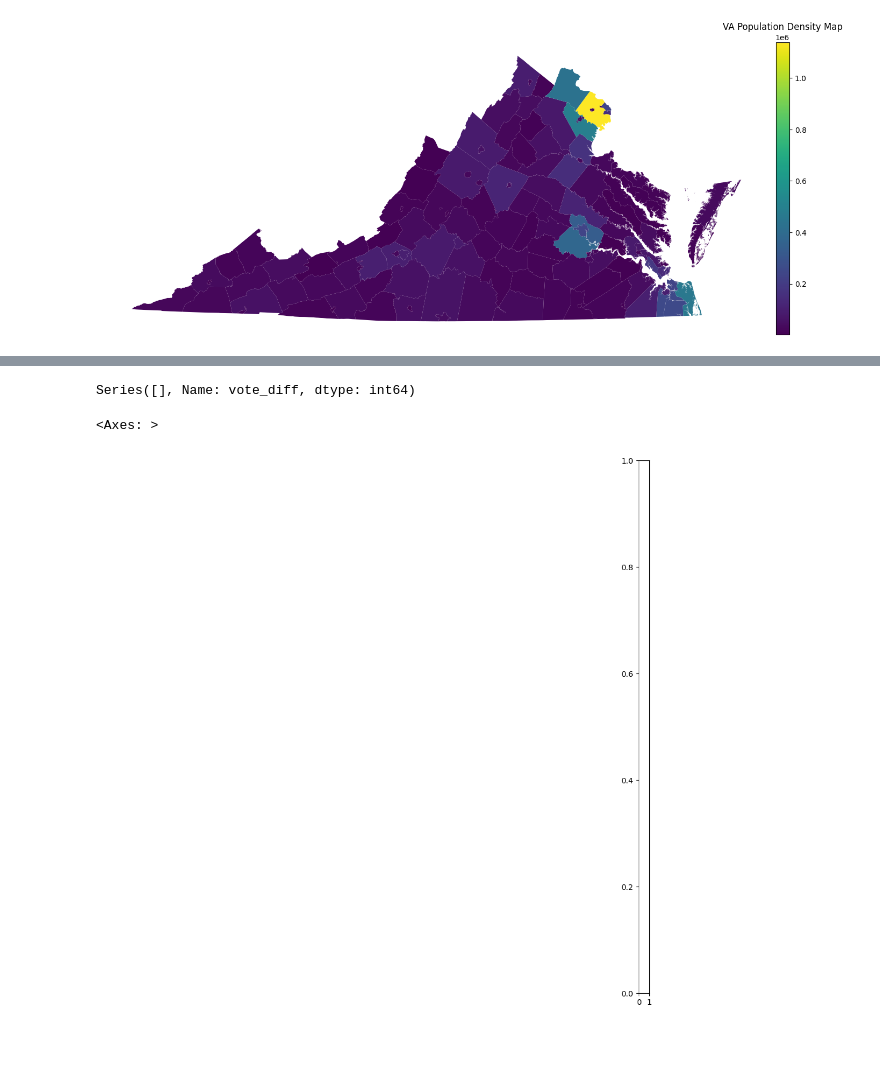
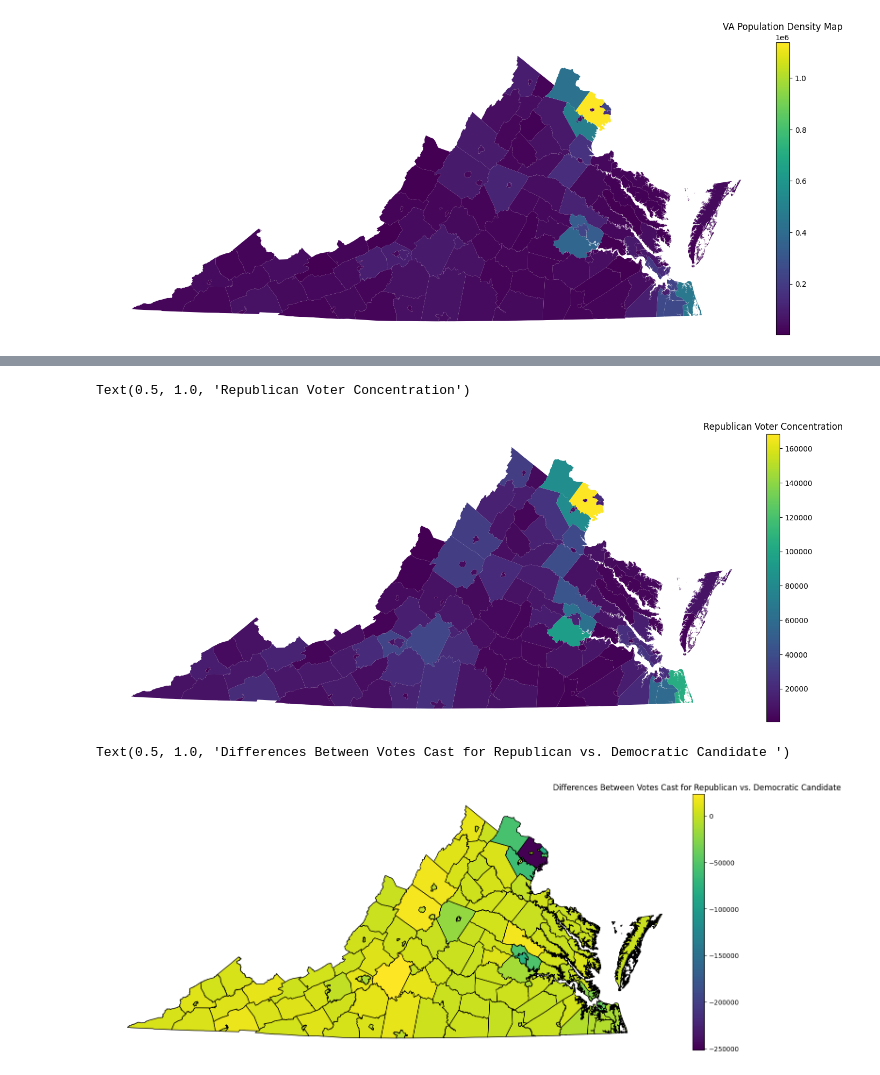
Before and after one commit to kelseymatsik/project_voting, a Jupyter notebook: Visuals_HeatMaps.ipynb, the cells around one changed output, grey strips where cells are left out. Cells and saved outputs as stored; diff of their text form; code cells hidden in the pictures; blank space fills up the shorter version.

```diff
--- a/Visuals_HeatMaps.ipynb
+++ b/Visuals_HeatMaps.ipynb
@@ -51,6 +48,13 @@ cdf.head()
 # %%
+df = pd.read_csv('/content/project_voting/cleaned_voting_VA.csv')
+df.head()
+
 gdf = gpd.read_file('/content/drive/MyDrive/VirginiaCounty_ClippedToShoreline.shx')
 gdf.head()
+
+#adjacencies
+cdf = pd.read_csv('/content/project_voting/cleaned_county_adjacencies.csv')
+cdf.head()
 
 #Merge shapefile data and county adjacency data:
 gdf['FIPS_left'] = pd.to_numeric(gdf['STCOFIPS'])
@@ -82,12 +115,13 @@ mdf.plot(ax=ax,column='Districts',legend=True,cax=cax)
 df20 = df.loc[ df['year']==2020,:] # Only the 2020 data
 
 #Democrat Votes
-Dvotes = df20.loc[(df20['party']=='DEMOCRAT'),:].groupby('countyCode')['candidatevotes'].sum()
-Dvotes = Dvotes.rename('dem_votes_2020')
+Dvotes = df20.loc[(df20['party']=='Democrat'),:].groupby('countyCode')['candidatevotes'].sum()
+Dvotes = Dvotes.rename('dem_votes_2020_xy')
+print(Dvotes)
 mdf = mdf.merge(Dvotes,left_on='FIPS_left',right_on='countyCode')
 
 #Republican Votes
-Rvotes = df20.loc[(df20['party']=='REPUBLICAN'),:].groupby('countyCode')['candidatevotes'].sum()
-Rvotes = Rvotes.rename('rep_votes_2020')
+Rvotes = df20.loc[(df20['party']=='Republican'),:].groupby('countyCode')['candidatevotes'].sum()
+Rvotes = Rvotes.rename('rep_votes_2020_xy')
 mdf = mdf.merge(Rvotes,left_on='FIPS_left',right_on='countyCode')
 # %% [output]
@@ -95,13 +152,24 @@ MergeError: Passing 'suffixes' which cause duplicate columns {'rep_votes_2020_x'
+# %%
+fig = plt.figure()
+ax = fig.add_axes([0, 0, 2, 2])
+divider = make_axes_locatable(ax)
+ax.axis('off')
+cax = divider.append_axes("right", size="2%", pad=0.08)
+mdf.plot(ax=ax,column='rep_votes_2020_xy',legend=True,cax=cax)
+plt.title('Republican Voter Concentration')
+# %% [output]
+Text(0.5, 1.0, 'Republican Voter Concentration')
+[figure, added]
 # %%
-mdf['vote_diff'] = mdf['rep_votes_2020']-mdf['dem_votes_2020']
+mdf['vote_diff'] = mdf['rep_votes_2020_xy']-mdf['dem_votes_2020_xy_x']
 fig = plt.figure()
 ax = fig.add_axes([0, 0, 2, 2])
 divider = make_axes_locatable(ax)
 ax.axis('off')
 cax = divider.append_axes("right", size="2%", pad=0.08)
-mdf.plot(ax=ax,column='vote_diff',legend=True,cax=cax,cmap='bwr',edgecolor='k')
+mdf.plot(ax=ax,column='vote_diff',legend=True,cax=cax,edgecolor='k')
+plt.title('Differences Between Votes Cast for Republican vs. Democratic Candidate ')
 # %% [output]
-Series([], Name: vote_diff, dtype: int64)
+Text(0.5, 1.0, 'Differences Between Votes Cast for Republican vs. Democratic Candidate ')
-<Axes: >
-[figure, old version]
+[figure, new version]
 # %%
```
Also changed, not shown: parts of 10 cells of this notebook.
